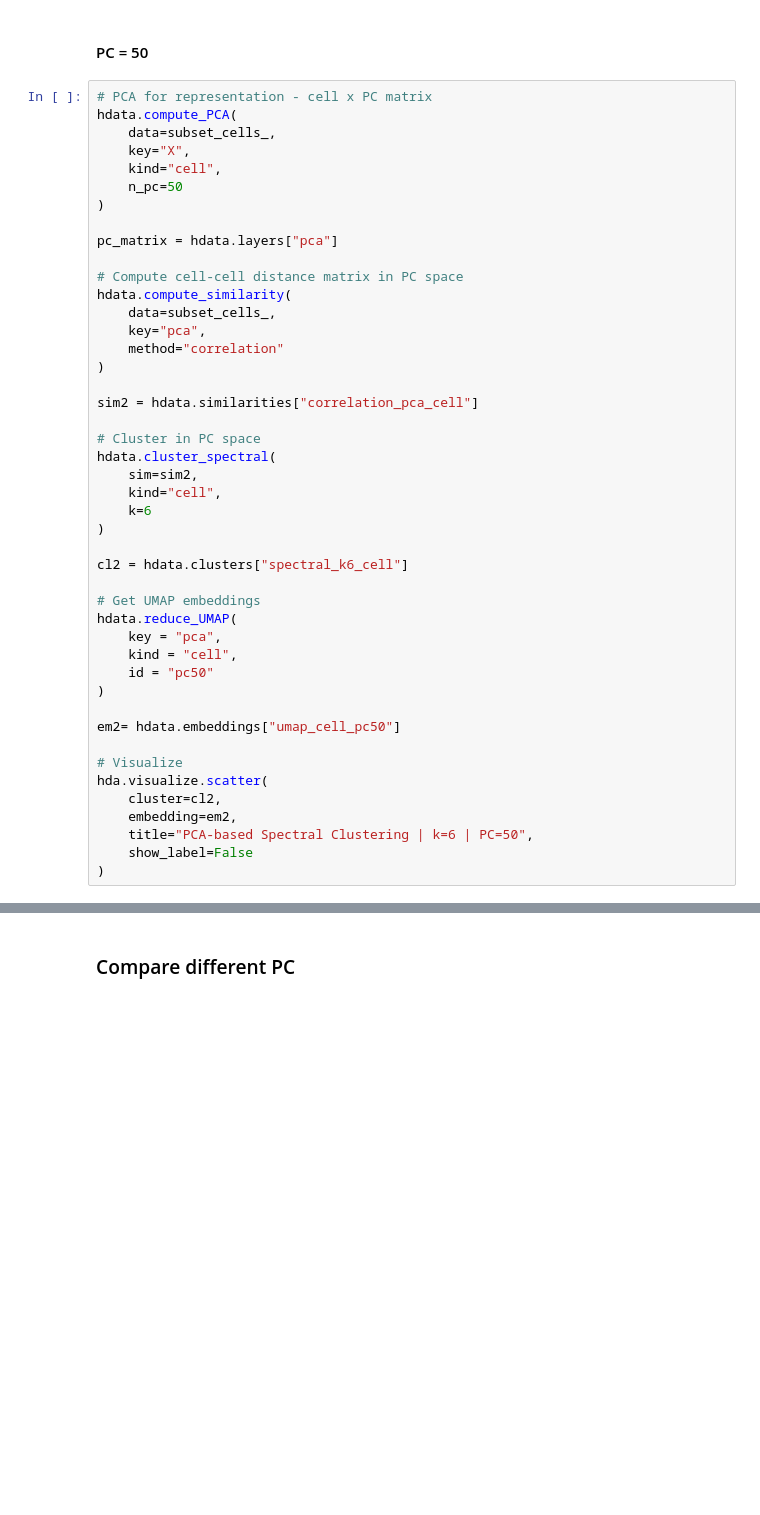
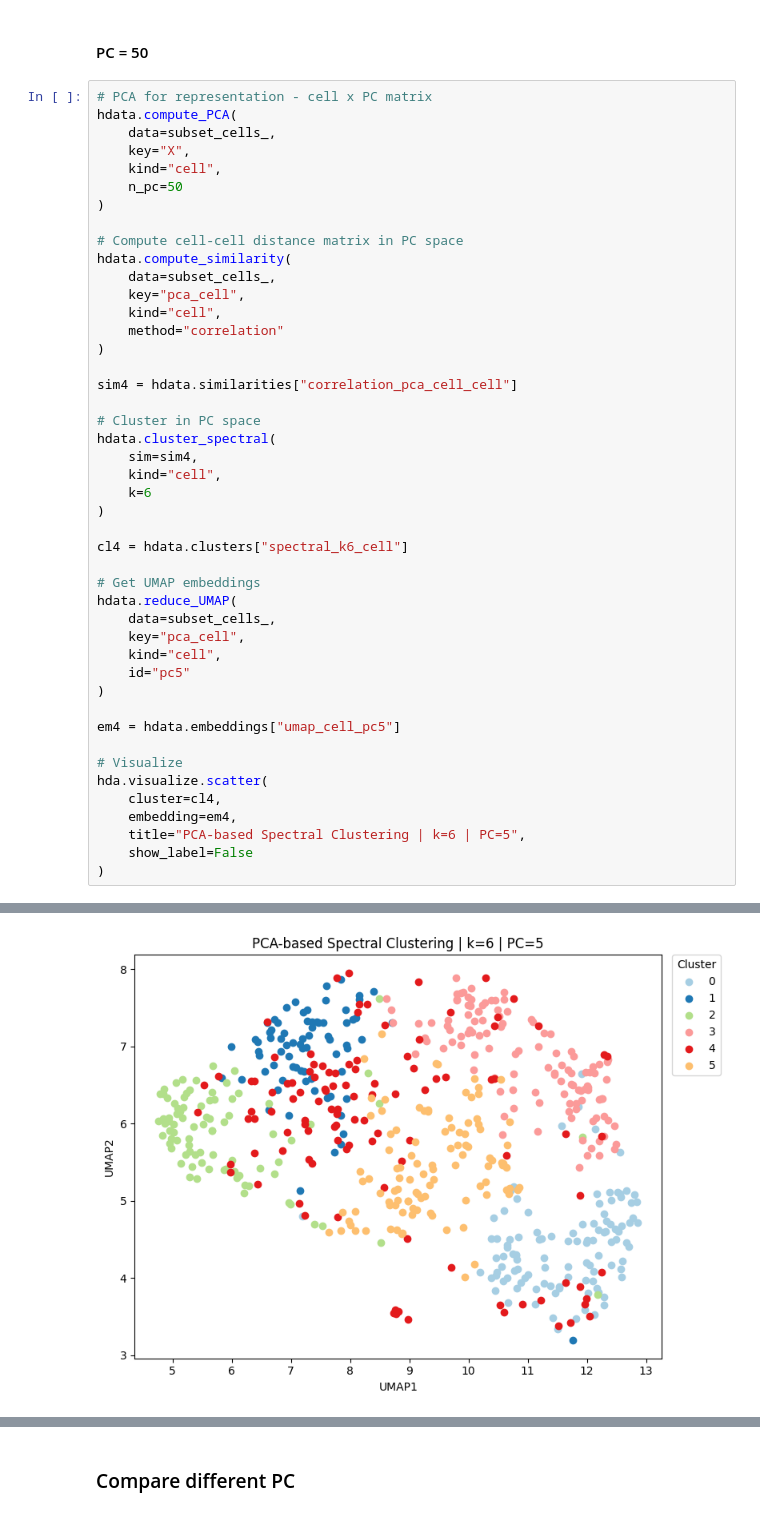
Before and after one commit to csw128/hdadata-package, a Jupyter notebook: test_cell.ipynb, the cells around one changed output, grey strips where cells are left out. Cells and saved outputs as stored; diff of their text form; blank space fills up the shorter version.

Commit message:
add cluster score and update umap plot

```diff
--- a/test_cell.ipynb
+++ b/test_cell.ipynb
@@ -216,39 +241,40 @@ hdata.compute_PCA(
     n_pc=50
 )
 
-pc_matrix = hdata.layers["pca"]
-
 # Compute cell-cell distance matrix in PC space
 hdata.compute_similarity(
     data=subset_cells_,
-    key="pca",
+    key="pca_cell",
+    kind="cell",
     method="correlation"
 )
 
-sim2 = hdata.similarities["correlation_pca_cell"]
+sim4 = hdata.similarities["correlation_pca_cell_cell"]
 
 # Cluster in PC space
 hdata.cluster_spectral(
-    sim=sim2,
+    sim=sim4,
     kind="cell",
     k=6
 )
 
-cl2 = hdata.clusters["spectral_k6_cell"]
+cl4 = hdata.clusters["spectral_k6_cell"]
 
 # Get UMAP embeddings
 hdata.reduce_UMAP(
-    key = "pca",
-    kind = "cell",
-    id = "pc50"
+    data=subset_cells_,
+    key="pca_cell",
+    kind="cell",
+    id="pc5"
 )
 
-em2= hdata.embeddings["umap_cell_pc50"]
+em4 = hdata.embeddings["umap_cell_pc5"]
 
 # Visualize
 hda.visualize.scatter(
-    cluster=cl2,
-    embedding=em2,
-    title="PCA-based Spectral Clustering | k=6 | PC=50",
+    cluster=cl4,
+    embedding=em4,
+    title="PCA-based Spectral Clustering | k=6 | PC=5",
     show_label=False
 )
+# %% [output]
@@ -254,0 +288 @@ hda.visualize.scatter(
+[figure, added]
```
Also changed, not shown: parts of 23 cells of this notebook, 8 other files.
